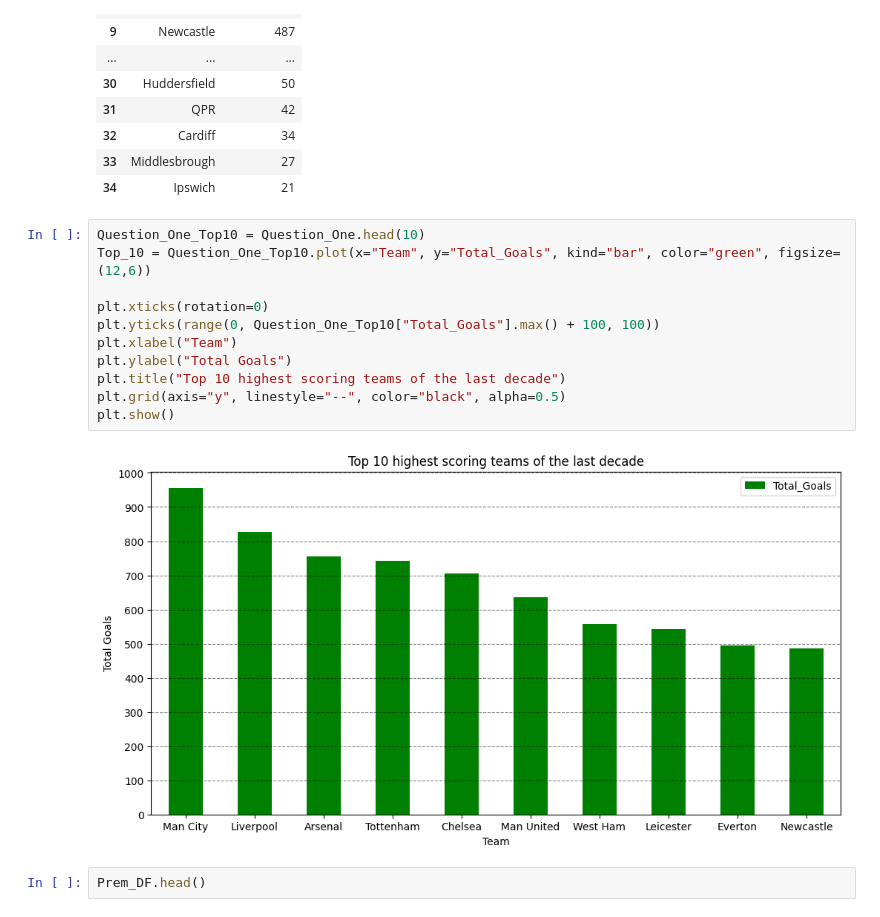
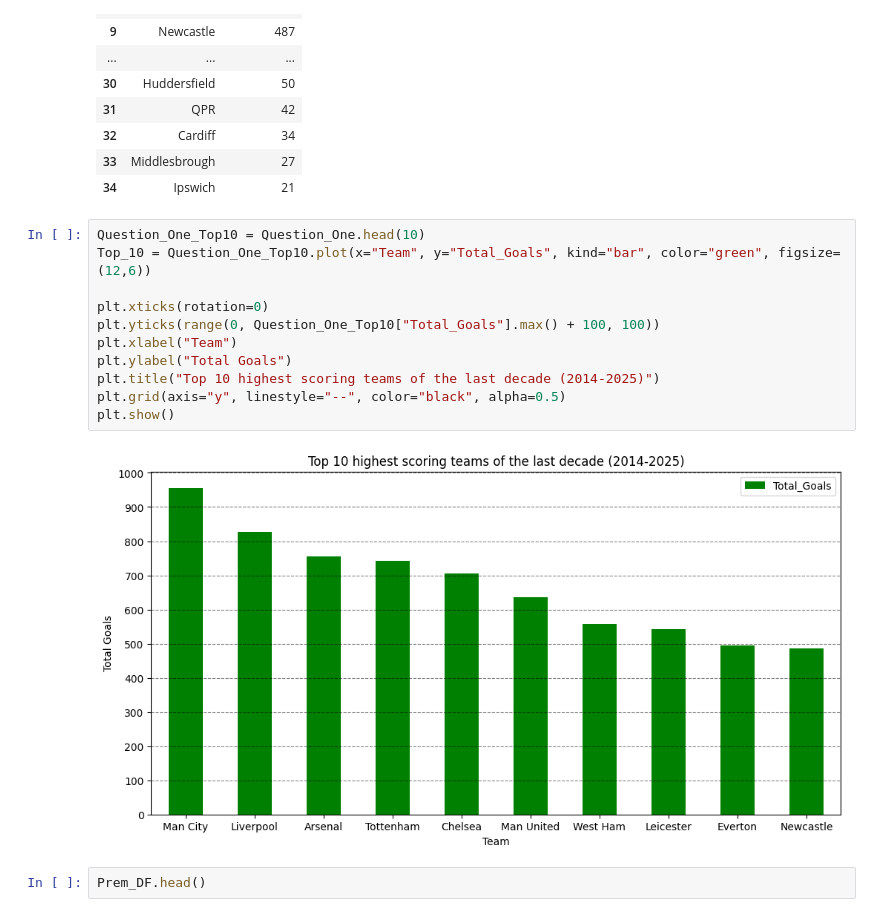
Before and after one commit to SmithNJ13/data_analysis, a Jupyter notebook: analysis.ipynb, the cells around one changed output. Saved outputs shown, nothing was run; the diff lists cells and outputs as text.

```diff
--- a/analysis.ipynb
+++ b/analysis.ipynb
@@ -436,16 +436,16 @@ Question_One
 # %%
 Question_One_Top10 = Question_One.head(10)
 Top_10 = Question_One_Top10.plot(x="Team", y="Total_Goals", kind="bar", color="green", figsize=(12,6))
 
 plt.xticks(rotation=0)
 plt.yticks(range(0, Question_One_Top10["Total_Goals"].max() + 100, 100))
 plt.xlabel("Team")
 plt.ylabel("Total Goals")
-plt.title("Top 10 highest scoring teams of the last decade")
+plt.title("Top 10 highest scoring teams of the last decade (2014-2025)")
 plt.grid(axis="y", linestyle="--", color="black", alpha=0.5)
 plt.show()
 # %% [output]
-[figure, old version]
+[figure, new version]
 # %%
 Prem_DF.head()
 # %% [output]
```
Also changed, not shown: parts of 5 cells of this notebook, 1 other file.
